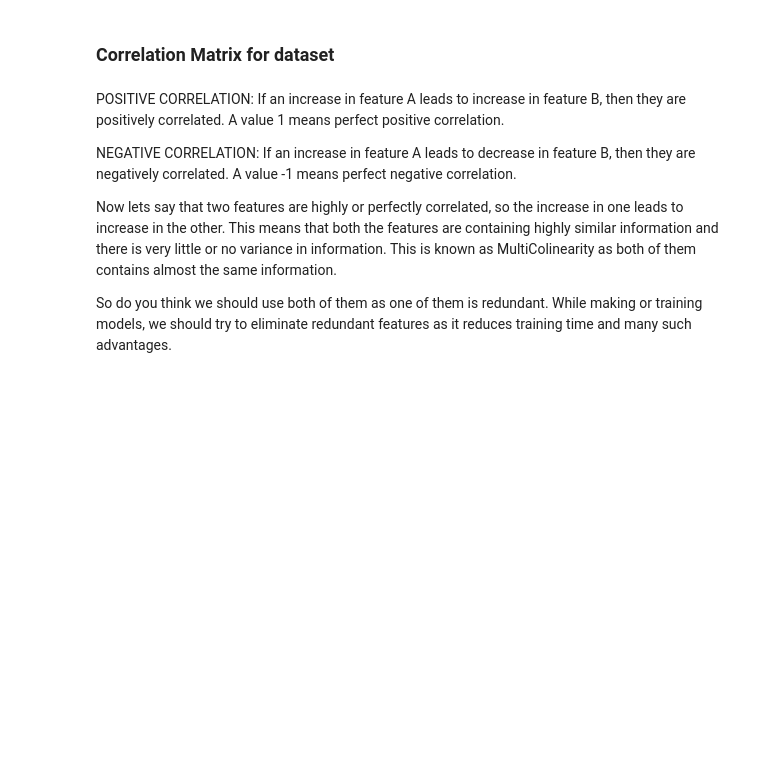
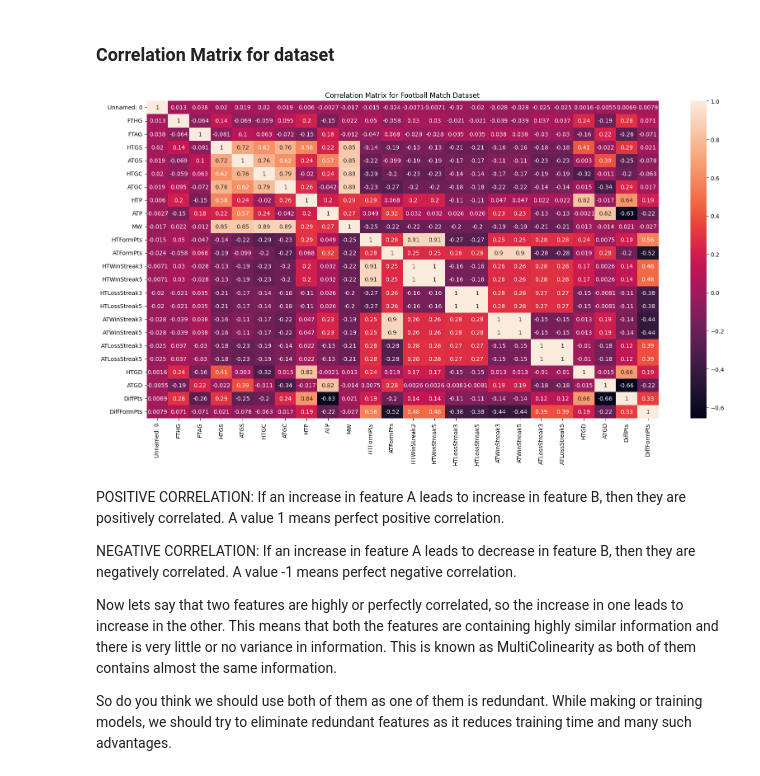
Before and after one commit to ToniBirat7/English_Premier_League_End_To_End_Project, a Jupyter notebook: Kaggle_Code/[Self_Try]_football-match-prediction_copy.ipynb, the cells around one changed output. Saved outputs shown, nothing was run; the diff lists cells and outputs as text; code cells hidden in the pictures; blank space fills up the shorter version.

Commit message:
Co-relation Matrix Created

```diff
--- a/Kaggle_Code/[Self_Try]_football-match-prediction_copy.ipynb
+++ b/Kaggle_Code/[Self_Try]_football-match-prediction_copy.ipynb
@@ -673,5 +673,5 @@ playing_stat_test.to_csv("test_set.csv")
 # %%
 #loading the final dataset
-dataset = pd.read_csv('final_dataset.csv')
+dataset = pd.read_csv('Self_Datasets/Football_match_prediction_copy.csv')
 # %%
 dataset.head()
@@ -685,3 +786,12 @@ sns.heatmap(dataset.corr(), annot= True)
+# %%
+plt.figure(figsize=(20,10))
+# Select only numeric columns for correlation matrix
+numeric_cols = dataset.select_dtypes(include=[np.number])
+sns.heatmap(numeric_cols.corr(), annot=True)
+plt.title('Correlation Matrix for Football Match Dataset')
+plt.show()
+# %% [output]
+[figure, added]
 # %% [markdown]
 POSITIVE CORRELATION: If an increase in feature A leads to increase in feature B, then they are positively correlated. A value 1 means perfect positive correlation.
 
```
Also changed, not shown: parts of 6 cells of this notebook.
